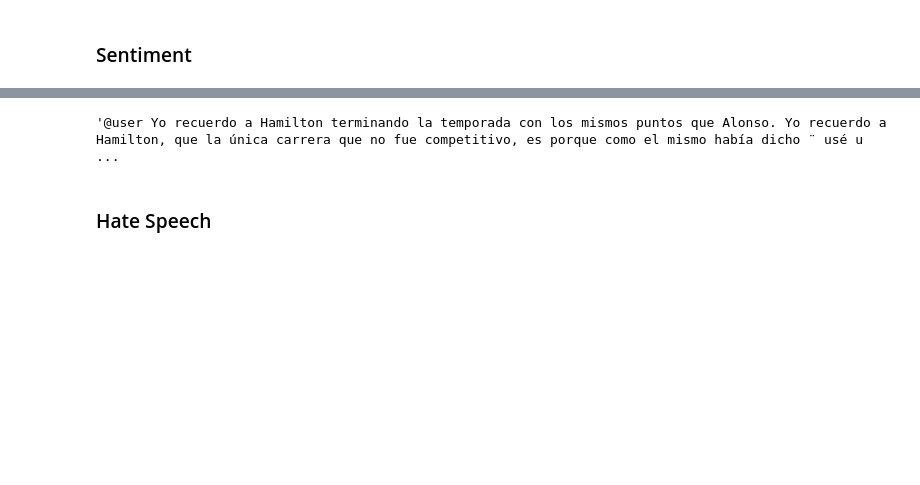
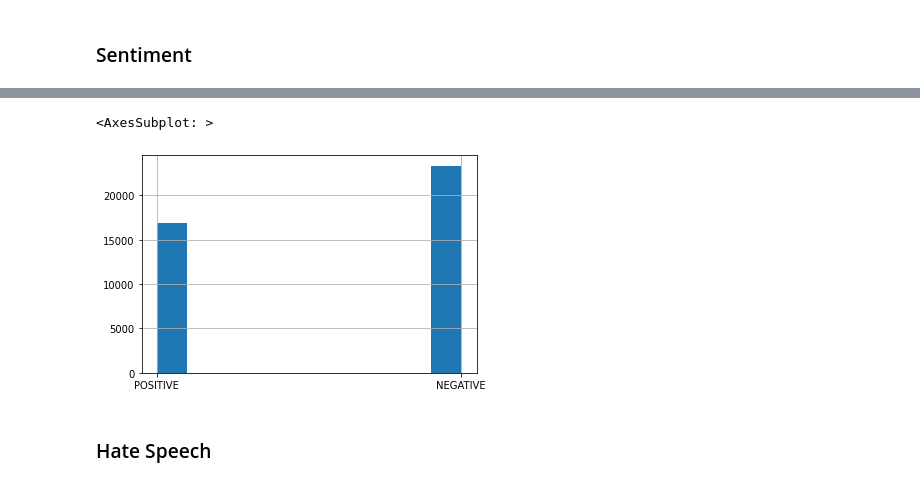
Before and after one commit to lkno0705/ToxicF1Cac, a Jupyter notebook: final.ipynb, the cells around one changed output, grey strips where cells are left out. Drawn from its saved outputs; the diff is of its cells as text; code cells hidden in the pictures; blank space fills up the shorter version.

```diff
--- a/final.ipynb
+++ b/final.ipynb
@@ -482,9 +476,9 @@ Name: 14604, dtype: object
 # %%
 from tqdm import tqdm
 
-MODEL = "cardiffnlp/twitter-roberta-base-sentiment-latest"
+MODEL = "distilbert-base-uncased-finetuned-sst-2-english"
+config = AutoConfig.from_pretrained(MODEL)
 tokenizer = AutoTokenizer.from_pretrained(MODEL)
-config = AutoConfig.from_pretrained(MODEL)
 
 model = AutoModelForSequenceClassification.from_pretrained(MODEL)
 
@@ -492,7 +486,7 @@ label_list = []
 score_list = []
 
 for text in tqdm(comment_df_for_transformers.text.to_list()):
-    encoded_input = tokenizer(text, return_tensors='pt', padding=True, truncation=True, max_length=514)
+    encoded_input = tokenizer(text, return_tensors='pt', padding=True, truncation=True, max_length=512)
     output = model(**encoded_input)
     scores = output[0][0].detach().numpy()
     scores = softmax(scores)
@@ -509,9 +513,10 @@ Some weights of the model checkpoint at cardiffnlp/twitter-roberta-base-sentimen
+# %%
+comment_df.sentiment.hist()
+# %% [output]
+<AxesSubplot: >
+[figure, added]
 # %%
 comment_df.to_csv("datasets/comment_df_sentiment_transformer.csv" ,index=False)
-# %%
-comment_df_for_transformers.iloc[27223].text
-# %% [output]
-'@user Yo recuerdo a Hamilton terminando la temporada con los mismos puntos que Alonso. Yo recuerdo a Hamilton, que la única carrera que no fue competitivo, es porque como el mismo había dicho ¨ usé u ...
 # %% [markdown]
 ### Hate Speech
 # %%
```
Also changed, not shown: parts of 19 cells of this notebook, 3 other files.
